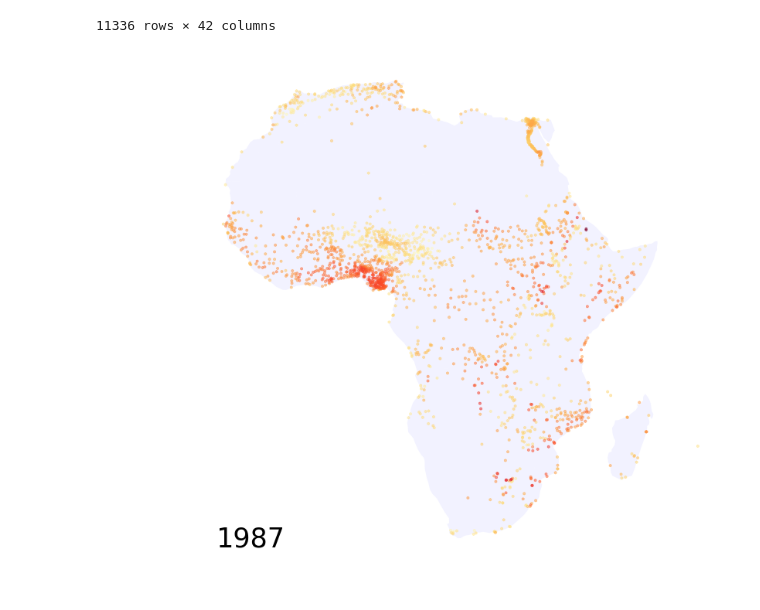
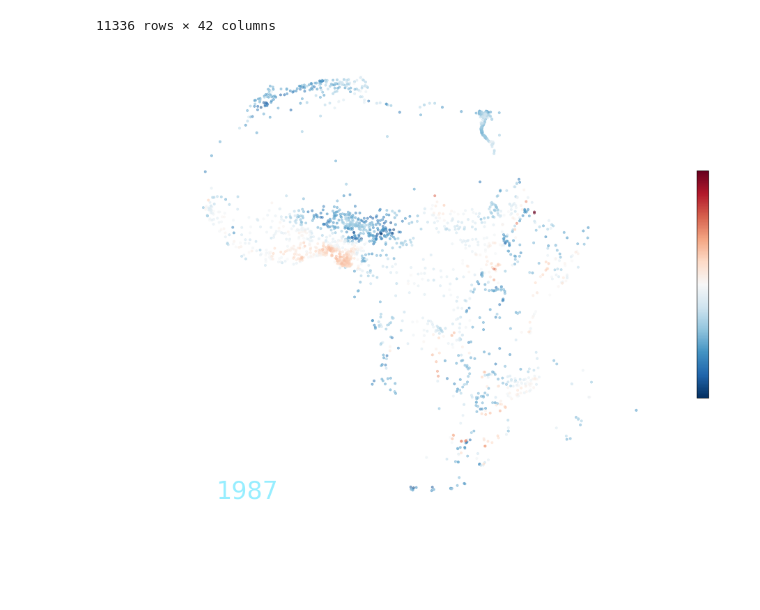
Before and after one commit to ecohydro/GlobalUrbanHeat, a Jupyter notebook: Notebooks/cpt_Animations.ipynb, the cells around one changed output. Drawn from its saved outputs; the diff is of its cells as text; code cells hidden in the pictures; blank space fills up the shorter version.

```diff
--- a/Notebooks/cpt_Animations.ipynb
+++ b/Notebooks/cpt_Animations.ipynb
@@ -50,29 +50,40 @@ ZSCORES_GPD = gpd.GeoDataFrame(ZSCORES, crs=crs, geometry=geometry)
 # %%
 #### Set up the plot
 variable = '1987'
 geog = 'region'
 location = 'Africa'
 data = ZSCORES_GPD.sort_values(by = variable)
 data = data[data[geog]==location]
 vmin, vmax = 120, 220
 fig, ax = plt.subplots(1, figsize=(20, 12))
 
 #### Plot it
-basemap = world[world['continent'] == 'Africa']
-basemap.plot(color = 'blue', ax = ax, alpha = 0.05)
-data.plot(column = variable, cmap='YlOrRd', linewidth=0.8, ax=ax, edgecolor=None, marker = 'h',
+# basemap = world[world['continent'] == 'Africa']
+# basemap.plot(color = 'black', ax = ax, alpha = 0.05)
+im = data.plot(column = variable, cmap='RdBu_r', linewidth=0.8, ax=ax, edgecolor=None, marker = 'h',
          alpha = 0.5, markersize = 12)
 
 #### Add year
 plt.annotate(variable,
         xy=(0.19, .125), xycoords='figure fraction',
         horizontalalignment='left', verticalalignment='top',
-        fontsize=35);
+        fontsize=35, color = '#97EEFF');
 
 #### Drop axis
 plt.axis('off');
+
+
+#### Colorbar
+#Create colorbar as a legend
+sm = plt.cm.ScalarMappable(cmap='RdBu_r', norm=plt.Normalize(vmin=-5, vmax=5))
+# empty array for the data range
+sm._A = []
+# add the colorbar to the figure
+cb = plt.colorbar(sm, shrink=0.5)
+
+cb.ax.tick_params(labelsize=10, color = 'white', labelcolor = 'white')
 # %% [output]
-[figure, old version]
+[figure, new version]
 # %%
 def map_plot(df, basemap, column, geog1, loc1, geog2, loc2, out_path):
 
```
Also changed, not shown: parts of 4 cells of this notebook, 1 other file.
